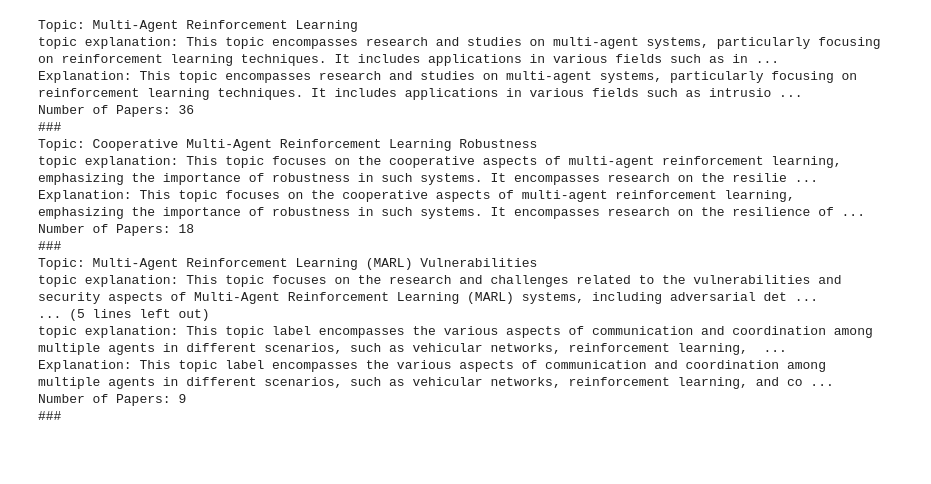
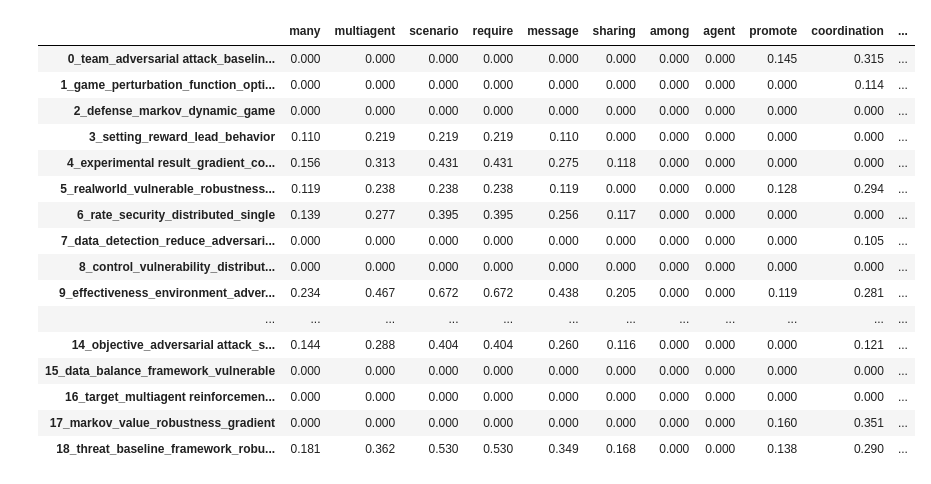
Before and after one commit to HamBa-m/sci-scraper, a Jupyter notebook: notebooks/cluster.ipynb, the cells around one changed output. Drawn from its saved outputs; the diff is of its cells as text; code cells hidden in the pictures; blank space fills up the shorter version.

```diff
--- a/notebooks/cluster.ipynb
+++ b/notebooks/cluster.ipynb
@@ -128,31 +210,0 @@ topic_model.visualize_document_datamap(preprocessed_abstracts, embeddings=embedd
-# %%
-# read clustered_papers_with_topic.xlsx file
-clustered_papers = pd.read_excel('../results/clustered_papers_with_topic.xlsx')
-
-# extract the topics and their explanations
-topics = clustered_papers['Topic'].unique()
-topic_explanations = clustered_papers['Topic Explanation'].unique()
-numer_of_papers_per_topic = clustered_papers['Topic'].value_counts()
-
-for i in range(len(topics)):
-    print(f'Topic: {topics[i]}')
-    print(f'Number of Papers: {numer_of_papers_per_topic[topics[i]]}')
-    print('###')
-# %% [output]
-Topic: Multi-Agent Reinforcement Learning
-topic explanation: This topic encompasses research and studies on multi-agent systems, particularly focusing on reinforcement learning techniques. It includes applications in various fields such as in ...
-Explanation: This topic encompasses research and studies on multi-agent systems, particularly focusing on reinforcement learning techniques. It includes applications in various fields such as intrusio ...
-Number of Papers: 36
-###
-Topic: Cooperative Multi-Agent Reinforcement Learning Robustness
-topic explanation: This topic focuses on the cooperative aspects of multi-agent reinforcement learning, emphasizing the importance of robustness in such systems. It encompasses research on the resilie ...
-Explanation: This topic focuses on the cooperative aspects of multi-agent reinforcement learning, emphasizing the importance of robustness in such systems. It encompasses research on the resilience of ...
-Number of Papers: 18
-###
-Topic: Multi-Agent Reinforcement Learning (MARL) Vulnerabilities
-topic explanation: This topic focuses on the research and challenges related to the vulnerabilities and security aspects of Multi-Agent Reinforcement Learning (MARL) systems, including adversarial det ...
-... (5 lines left out)
-topic explanation: This topic label encompasses the various aspects of communication and coordination among multiple agents in different scenarios, such as vehicular networks, reinforcement learning,  ...
-Explanation: This topic label encompasses the various aspects of communication and coordination among multiple agents in different scenarios, such as vehicular networks, reinforcement learning, and co ...
-Number of Papers: 9
-###
@@ -162,0 +213,25 @@ ieee_papers.to_excel('../results/ieee_papers.xlsx', index=False)
+# %%
+# Calculate the topic distributions on a token-level
+topic_distr, topic_token_distr = topic_model.approximate_distribution(preprocessed_abstracts, calculate_tokens=True)
+
+# Visualize the token-level distributions
+df = topic_model.visualize_approximate_distribution(preprocessed_abstracts[0], topic_token_distr[0])
+df
+# %% [output]
+|  | many | multiagent | scenario | require | message | sharing | among | agent | promote | coordination | ... |
+| 0_team_adversarial attack_baselin... | 0.000 | 0.000 | 0.000 | 0.000 | 0.000 | 0.000 | 0.000 | 0.000 | 0.145 | 0.315 | ... |
+| 1_game_perturbation_function_opti... | 0.000 | 0.000 | 0.000 | 0.000 | 0.000 | 0.000 | 0.000 | 0.000 | 0.000 | 0.114 | ... |
+| 2_defense_markov_dynamic_game | 0.000 | 0.000 | 0.000 | 0.000 | 0.000 | 0.000 | 0.000 | 0.000 | 0.000 | 0.000 | ... |
+| 3_setting_reward_lead_behavior | 0.110 | 0.219 | 0.219 | 0.219 | 0.110 | 0.000 | 0.000 | 0.000 | 0.000 | 0.000 | ... |
+| 4_experimental result_gradient_co... | 0.156 | 0.313 | 0.431 | 0.431 | 0.275 | 0.118 | 0.000 | 0.000 | 0.000 | 0.000 | ... |
+| 5_realworld_vulnerable_robustness... | 0.119 | 0.238 | 0.238 | 0.238 | 0.119 | 0.000 | 0.000 | 0.000 | 0.128 | 0.294 | ... |
+| 6_rate_security_distributed_single | 0.139 | 0.277 | 0.395 | 0.395 | 0.256 | 0.117 | 0.000 | 0.000 | 0.000 | 0.000 | ... |
+| 7_data_detection_reduce_adversari... | 0.000 | 0.000 | 0.000 | 0.000 | 0.000 | 0.000 | 0.000 | 0.000 | 0.000 | 0.105 | ... |
+| 8_control_vulnerability_distribut... | 0.000 | 0.000 | 0.000 | 0.000 | 0.000 | 0.000 | 0.000 | 0.000 | 0.000 | 0.000 | ... |
+| 9_effectiveness_environment_adver... | 0.234 | 0.467 | 0.672 | 0.672 | 0.438 | 0.205 | 0.000 | 0.000 | 0.119 | 0.281 | ... |
+| ... | ... | ... | ... | ... | ... | ... | ... | ... | ... | ... | ... |
+| 14_objective_adversarial attack_s... | 0.144 | 0.288 | 0.404 | 0.404 | 0.260 | 0.116 | 0.000 | 0.000 | 0.000 | 0.121 | ... |
+| 15_data_balance_framework_vulnerable | 0.000 | 0.000 | 0.000 | 0.000 | 0.000 | 0.000 | 0.000 | 0.000 | 0.000 | 0.000 | ... |
+| 16_target_multiagent reinforcemen... | 0.000 | 0.000 | 0.000 | 0.000 | 0.000 | 0.000 | 0.000 | 0.000 | 0.000 | 0.000 | ... |
+| 17_markov_value_robustness_gradient | 0.000 | 0.000 | 0.000 | 0.000 | 0.000 | 0.000 | 0.000 | 0.000 | 0.160 | 0.351 | ... |
+| 18_threat_baseline_framework_robu... | 0.181 | 0.362 | 0.530 | 0.530 | 0.349 | 0.168 | 0.000 | 0.000 | 0.138 | 0.290 | ... |
```
Also changed, not shown: parts of 13 cells of this notebook, 1 other file.
